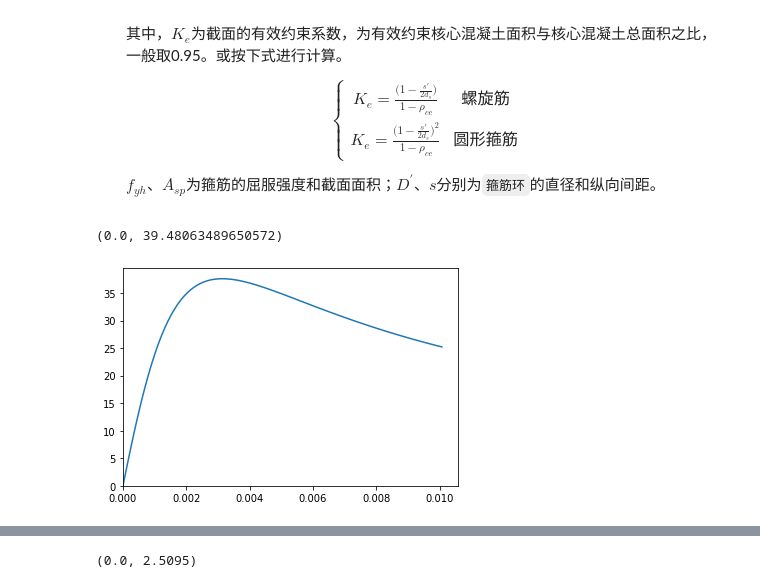
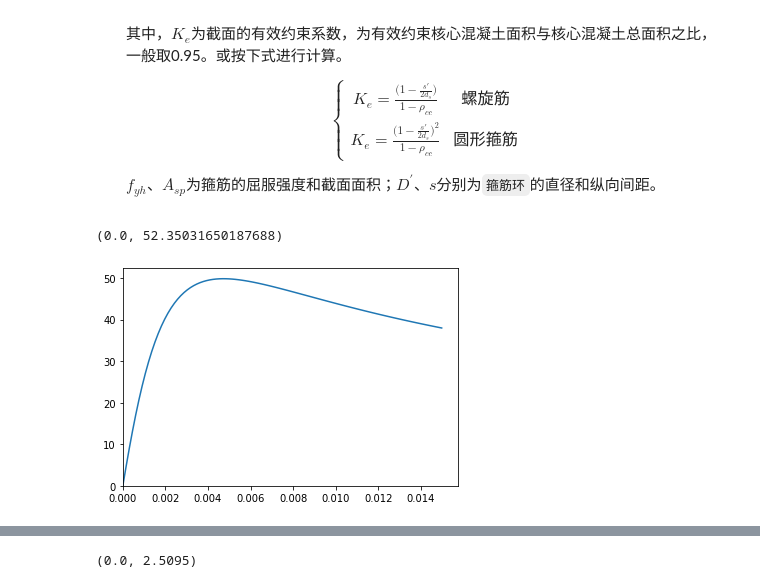
Before and after one commit to XunXun-Zhou/Concrete-Model-in-OpenSees, a Jupyter notebook: concrete.ipynb, the cells around one changed output, grey strips where cells are left out. Cells and saved outputs as stored; diff of their text form; code cells hidden in the pictures.

```diff
--- a/concrete.ipynb
+++ b/concrete.ipynb
@@ -560,47 +556,48 @@ import matplotlib.pyplot as plt
 # %%
 # 基本参数输入
 
-fcuk = 40 # 立方体标准值 C40（MPa）
-fyh = 300 # 箍筋的屈服强度（MPa）
-dsp = 12 # 箍筋直径（mm）
-Dp = 1500 # 箍筋环直径（mm）
-s = 50 # 箍筋间距（mm）
+# fcuk = 40 # 立方体标准值 C40（MPa）
+fyh = 606.8 # 箍筋的屈服强度（MPa）
+dsp = 6.4 # 箍筋直径（mm）
+Dp = 609.6 - 2 * 22.2 # 箍筋环直径（mm）
+s = 31.8 # 箍筋间距（mm）
 # %%
 xc = np.array([20, 25, 30, 35, 40, 45, 50, 55, 60, 65, 70, 75, 80])
 yc = np.array([0.80, 0.80, 0.80, 0.80, 0.80, 0.815, 0.83, 0.845, 0.86, 0.8675, 0.875, 0.8825, 0.89])
 zc = np.array([1470, 1560, 1640, 1720, 1790, 1850, 1920, 1980, 2030, 2080, 2130, 2190, 2240]) * 10**(-6)
 
-fcp = np.interp(fcuk, xc, yc) * fcuk # 圆柱体抗压强度（MPa）
+# fcp = np.interp(fcuk, xc, yc) * fcuk # 圆柱体抗压强度（MPa）
+fcp = 37.2
 epsc0 = np.interp(fcp, xc, zc) # 根据混规插值出峰值应力对应的应变
 Ec = 5000 * fcp**0.5 # 弹模（MPa）
 
 Asp = 0.25 * np.pi * dsp**2 # 箍筋截面积mm^2
 
 flp = 0.95 * 2 * fyh * Asp / Dp / s # 有效横向约束应力（MPa）
 fccp = fcp * (2.254 * (1 + 7.94 * flp / fcp)**0.5 - 2 * flp / fcp - 1.254) # 约束后的峰值压应力（MPa）
 epscc = epsc0 * (5 * (fccp / fcp - 1) + 1) # 约束后的峰值压应力对应的应变
 Esec = fccp / epscc # 割线模量，用来定义骨架曲线（MPa）
 r = Ec / (Ec - Esec) # 用来定义骨架曲线的形状参数
 
 epscu = 0.004 + 1.4 * fyh * 0.09 * (4 * Asp / s / Dp) / fccp # 约束混凝土的极限压应变
 
 x = np.linspace(0, epscu / epscc, 100)
 msc = fccp * x * r / (r - 1 + x**r) # Mander本构骨架曲线的应力数据（MPa）
 mec = x * epscc # Mander本构骨架曲线的应变数据
 
 # plt.plot(ec,sc)
 plt.plot(mec,msc)
 plt.xlim(left = 0)
 plt.ylim(bottom = 0)
 
 # import pandas as pd
 # import openpyxl
 
 # out = pd.DataFrame(data=np.vstack((ec,sc)))
 # out.to_excel("confined.xlsx")
 # %% [output]
-(0.0, 39.48063489650572)
+(0.0, 52.35031650187688)
-[figure, old version]
+[figure, new version]
 # %% [markdown]
 2. 矩形截面
 
```
Also changed, not shown: parts of 15 cells of this notebook.
